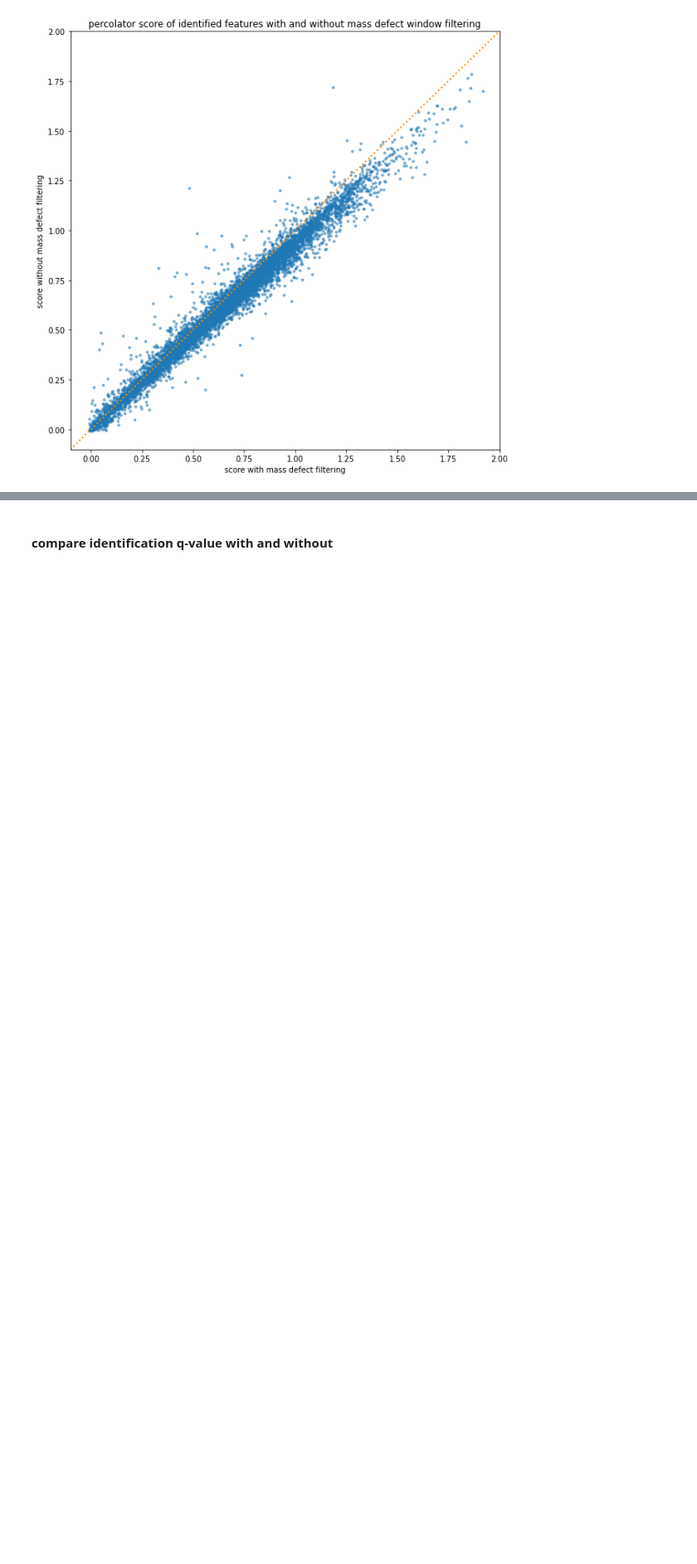
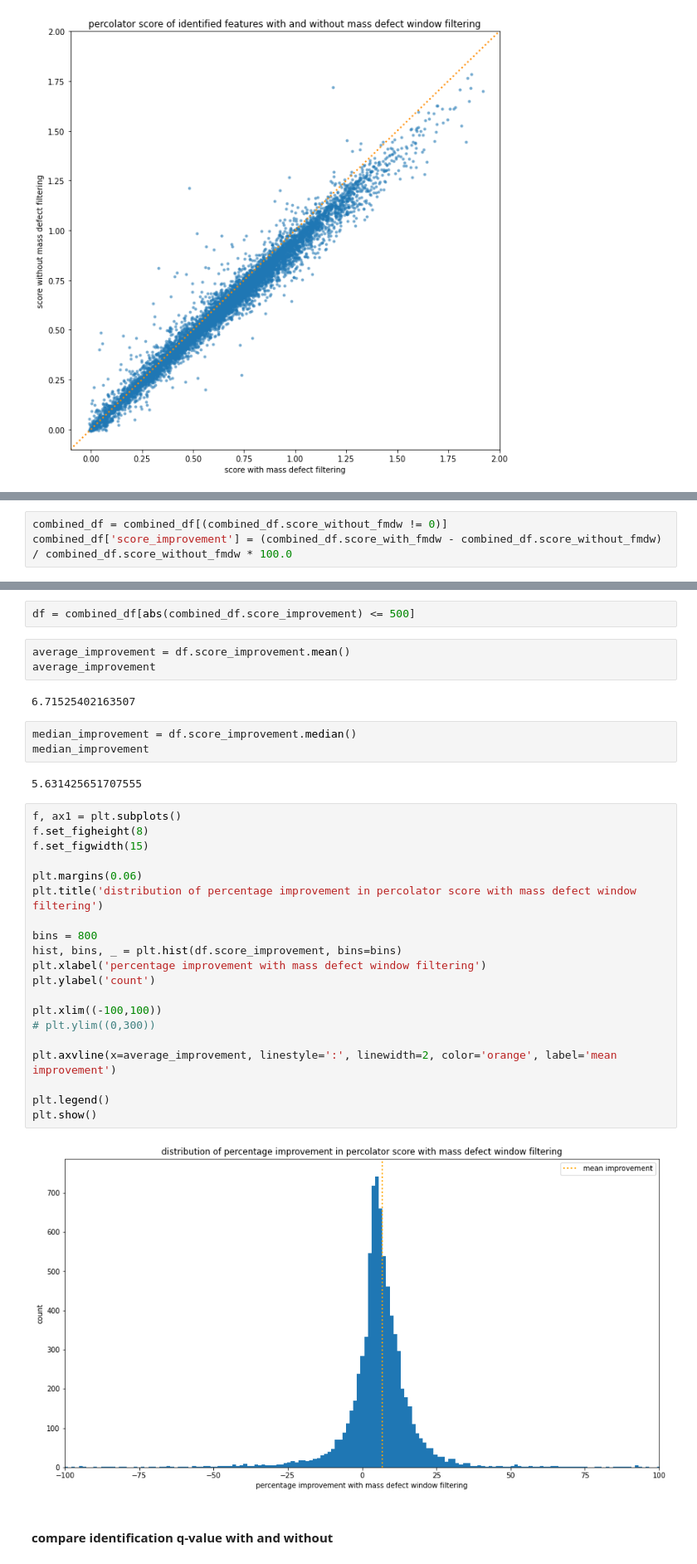
Before and after one commit to WEHI-Proteomics/tfde, a Jupyter notebook: notebooks/paper 2 - comparing identifications with and without mass defect window filtering.ipynb, the cells around one changed output, grey strips where cells are left out. Shown at 83% size. Drawn from its saved outputs; the diff is of its cells as text; blank space fills up the shorter version.

```diff
--- a/notebooks/paper 2 - comparing identifications with and without mass defect window filtering.ipynb
+++ b/notebooks/paper 2 - comparing identifications with and without mass defect window filtering.ipynb
@@ -122,0 +125,3 @@ plt.show()
+# %%
+combined_df = combined_df[(combined_df.score_without_fmdw != 0)]
+combined_df['score_improvement'] = (combined_df.score_with_fmdw - combined_df.score_without_fmdw) / combined_df.score_without_fmdw * 100.0
@@ -123,3 +132,37 @@ plt.show()
+# %%
+df = combined_df[abs(combined_df.score_improvement) <= 500]
+# %%
+average_improvement = df.score_improvement.mean()
+average_improvement
+# %% [output]
+6.71525402163507
+# %%
+median_improvement = df.score_improvement.median()
+median_improvement
+# %% [output]
+5.631425651707555
+# %%
+f, ax1 = plt.subplots()
+f.set_figheight(8)
+f.set_figwidth(15)
+
+plt.margins(0.06)
+plt.title('distribution of percentage improvement in percolator score with mass defect window filtering')
+
+bins = 800
+hist, bins, _ = plt.hist(df.score_improvement, bins=bins)
+plt.xlabel('percentage improvement with mass defect window filtering')
+plt.ylabel('count')
+
+plt.xlim((-100,100))
+# plt.ylim((0,300))
+
+plt.axvline(x=average_improvement, linestyle=':', linewidth=2, color='orange', label='mean improvement')
+
+plt.legend()
+plt.show()
+# %% [output]
+[figure, added]
 # %% [markdown]
 #### compare identification q-value with and without
 # %%
```
Also changed, not shown: parts of 7 cells of this notebook, 1 other file.
